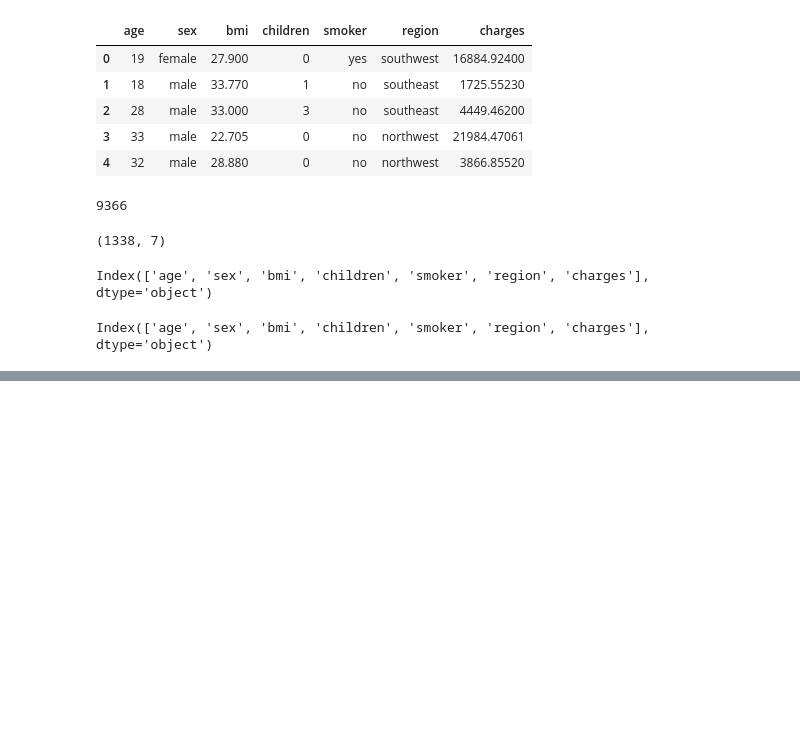
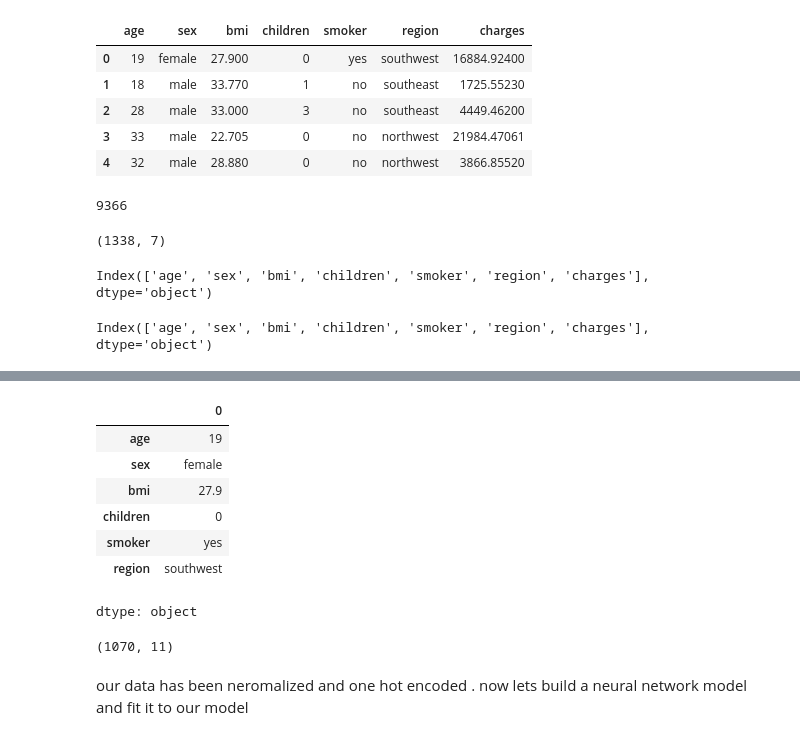
Before and after one commit to lewisnjue/AI, a Jupyter notebook: tensor_flow_regression_1.ipynb, the cells around one changed output, grey strips where cells are left out. Cells and saved outputs as stored; diff of their text form; code cells hidden in the pictures; blank space fills up the shorter version.

```diff
--- a/tensor_flow_regression_1.ipynb
+++ b/tensor_flow_regression_1.ipynb
@@ -410,0 +450,17 @@ insurance_one_hot.head()
+# %%
+X_train.loc[0]
+# %% [output]
+|  | 0 |
+| age | 19 |
+| sex | female |
+| bmi | 27.9 |
+| children | 0 |
+| smoker | yes |
+| region | southwest |
+dtype: object
+# %%
+X_train_normal.shape
+# %% [output]
+(1070, 11)
+# %% [markdown]
+our data has been neromalized and one hot encoded . now lets build a neural network model and fit it to our model
```
Also changed, not shown: parts of 19 cells of this notebook.
